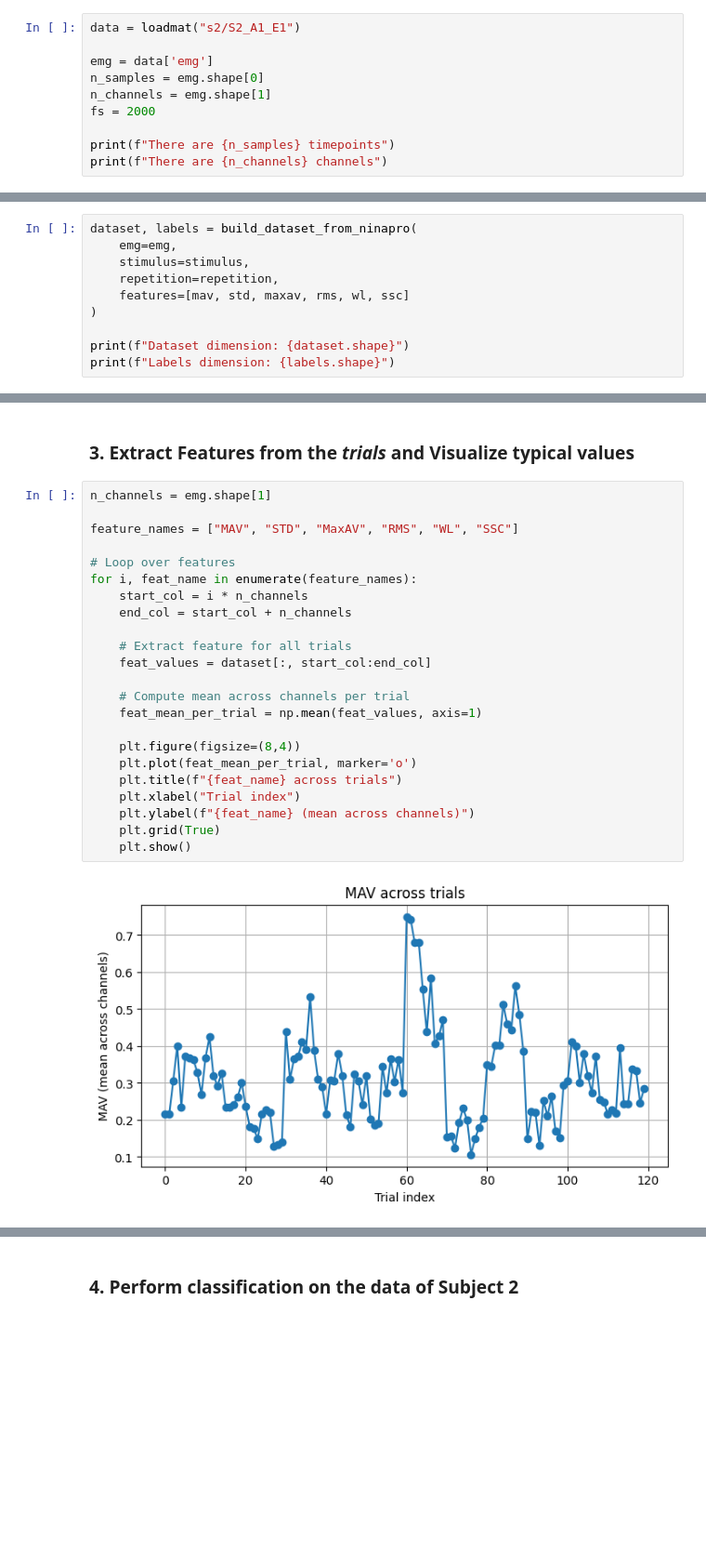
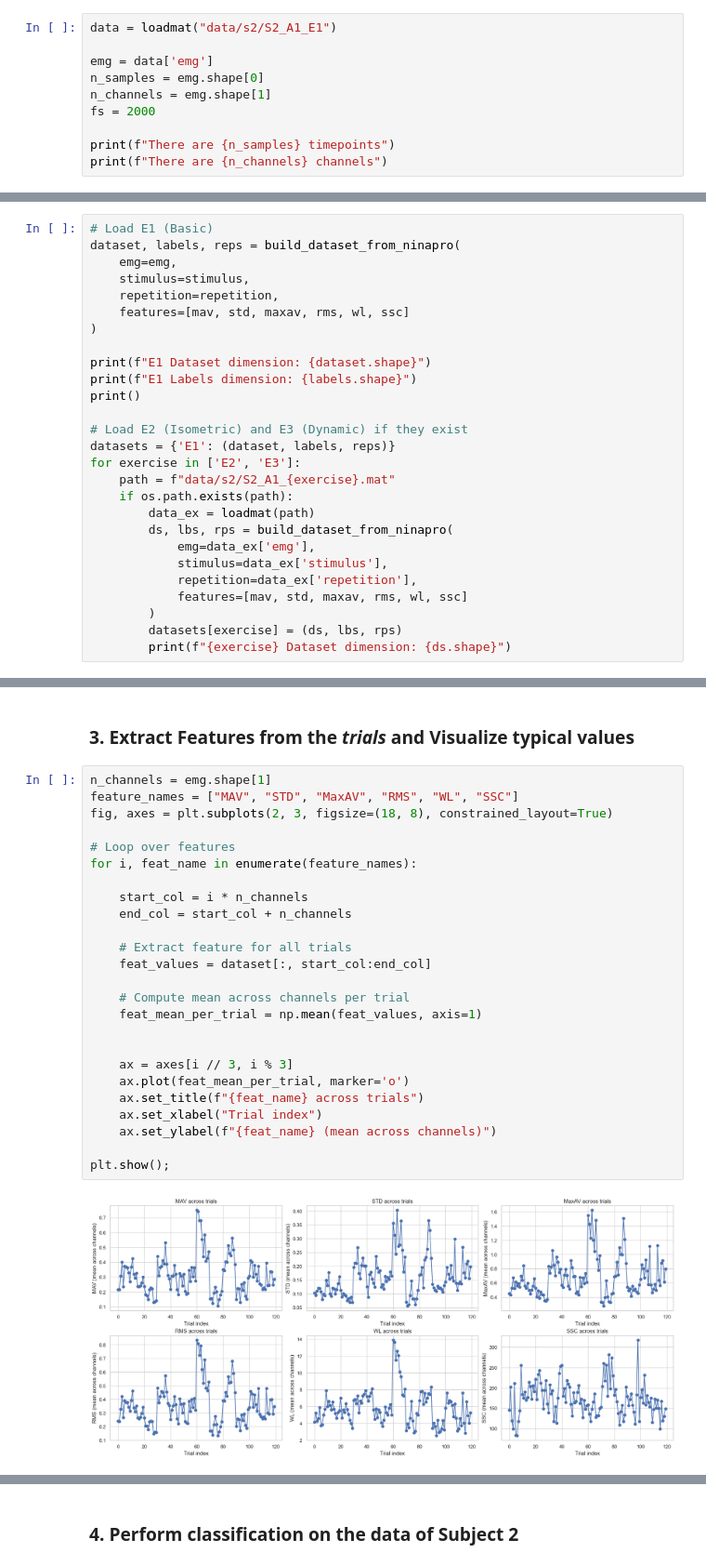
Before and after one commit to 22cav/nssp-mp2, a Jupyter notebook: part1/single_subject.ipynb, the cells around one changed output, grey strips where cells are left out. Shown at 93% size. Saved outputs shown, nothing was run; the diff lists cells and outputs as text; blank space fills up the shorter version.

```diff
--- a/part1/single_subject.ipynb
+++ b/part1/single_subject.ipynb
@@ -13,7 +24,7 @@ import seaborn as sns
 # %% [markdown]
 Load data
 # %%
-data = loadmat("s2/S2_A1_E1")
+data = loadmat("data/s2/S2_A1_E1")
 
 emg = data['emg']
 n_samples = emg.shape[0]
@@ -128,13 +141,30 @@ ssc = lambda x: np.sum(
 # %% [markdown]
 Get the dataset
 # %%
-dataset, labels = build_dataset_from_ninapro(
+# Load E1 (Basic)
+dataset, labels, reps = build_dataset_from_ninapro(
     emg=emg,
     stimulus=stimulus,
     repetition=repetition,
     features=[mav, std, maxav, rms, wl, ssc]
 )
 
-print(f"Dataset dimension: {dataset.shape}")
-print(f"Labels dimension: {labels.shape}")
+print(f"E1 Dataset dimension: {dataset.shape}")
+print(f"E1 Labels dimension: {labels.shape}")
+print()
+
+# Load E2 (Isometric) and E3 (Dynamic) if they exist
+datasets = {'E1': (dataset, labels, reps)}
+for exercise in ['E2', 'E3']:
+    path = f"data/s2/S2_A1_{exercise}.mat"
+    if os.path.exists(path):
+        data_ex = loadmat(path)
+        ds, lbs, rps = build_dataset_from_ninapro(
+            emg=data_ex['emg'],
+            stimulus=data_ex['stimulus'],
+            repetition=data_ex['repetition'],
+            features=[mav, std, maxav, rms, wl, ssc]
+        )
+        datasets[exercise] = (ds, lbs, rps)
+        print(f"{exercise} Dataset dimension: {ds.shape}")
 # %% [output]
@@ -150,26 +208,28 @@ X_train, X_test, y_train, y_test = train_test_split(dataset, labels, test_size=0
 ### 3. Extract Features from the *trials* and Visualize typical values
 # %%
 n_channels = emg.shape[1]
-
 feature_names = ["MAV", "STD", "MaxAV", "RMS", "WL", "SSC"]
+fig, axes = plt.subplots(2, 3, figsize=(18, 8), constrained_layout=True)
 
 # Loop over features
 for i, feat_name in enumerate(feature_names):
+
     start_col = i * n_channels
     end_col = start_col + n_channels
 
     # Extract feature for all trials
     feat_values = dataset[:, start_col:end_col]
 
     # Compute mean across channels per trial
     feat_mean_per_trial = np.mean(feat_values, axis=1)
 
-    plt.figure(figsize=(8,4))
-    plt.plot(feat_mean_per_trial, marker='o')
-    plt.title(f"{feat_name} across trials")
-    plt.xlabel("Trial index")
-    plt.ylabel(f"{feat_name} (mean across channels)")
-    plt.grid(True)
-    plt.show()
+
+    ax = axes[i // 3, i % 3]
+    ax.plot(feat_mean_per_trial, marker='o')
+    ax.set_title(f"{feat_name} across trials")
+    ax.set_xlabel("Trial index")
+    ax.set_ylabel(f"{feat_name} (mean across channels)")
+
+plt.show();
 # %% [output]
-[figure, old version]
+[figure, new version]
```
Also changed, not shown: parts of 15 cells of this notebook, 1 other file.
